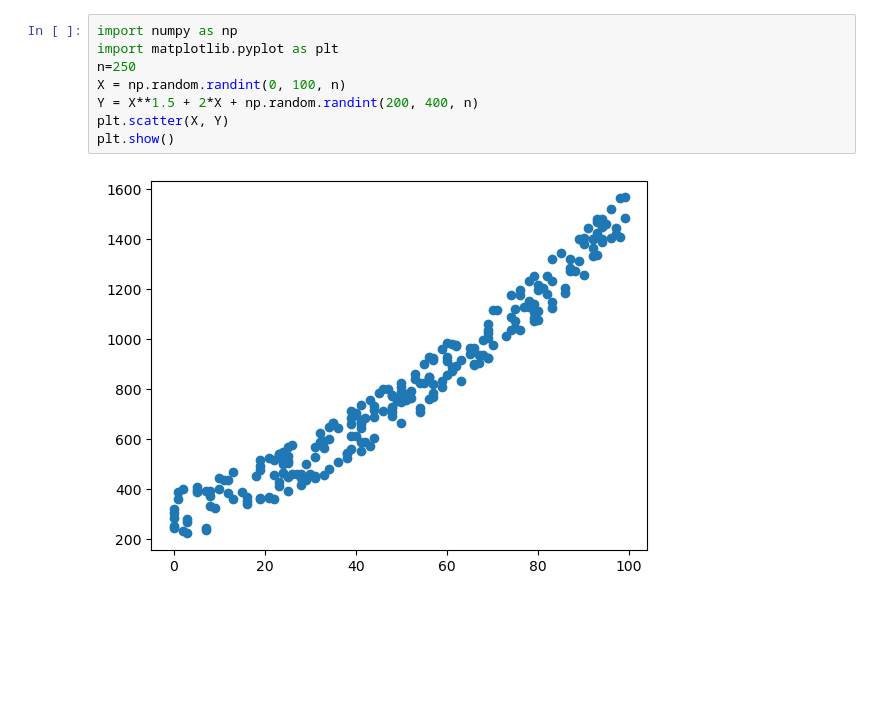
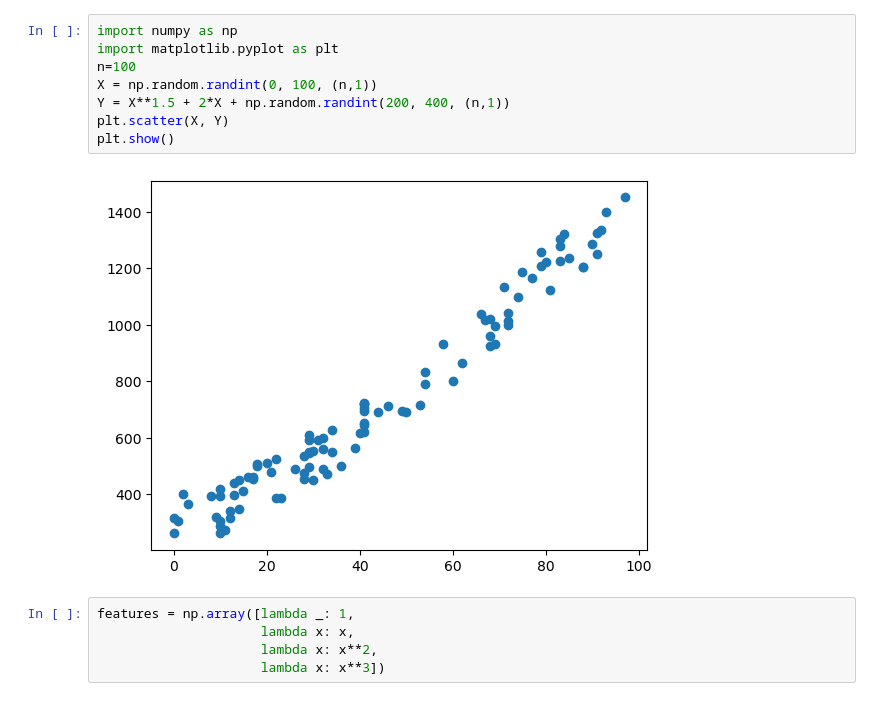
Before and after one commit to Friscobuffo/machine_learning, a Jupyter notebook: multiple-regression.ipynb, the cells around one changed output. Saved outputs shown, nothing was run; the diff lists cells and outputs as text; blank space fills up the shorter version.

```diff
--- a/multiple-regression.ipynb
+++ b/multiple-regression.ipynb
@@ -1,10 +1,15 @@
 # %%
 import numpy as np
 import matplotlib.pyplot as plt
-n=250
-X = np.random.randint(0, 100, n)
-Y = X**1.5 + 2*X + np.random.randint(200, 400, n)
+n=100
+X = np.random.randint(0, 100, (n,1))
+Y = X**1.5 + 2*X + np.random.randint(200, 400, (n,1))
 plt.scatter(X, Y)
 plt.show()
 # %% [output]
-[figure, old version]
+[figure, new version]
+# %%
+features = np.array([lambda _: 1,
+                     lambda x: x,
+                     lambda x: x**2,
+                     lambda x: x**3])
```
Also changed, not shown: parts of 2 cells of this notebook, 1 other file.
